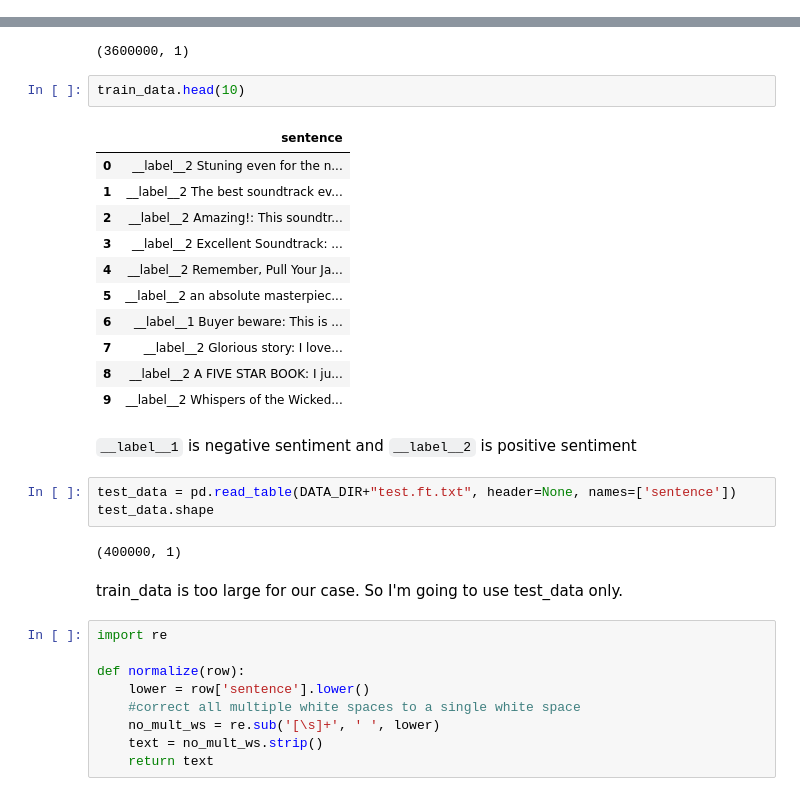
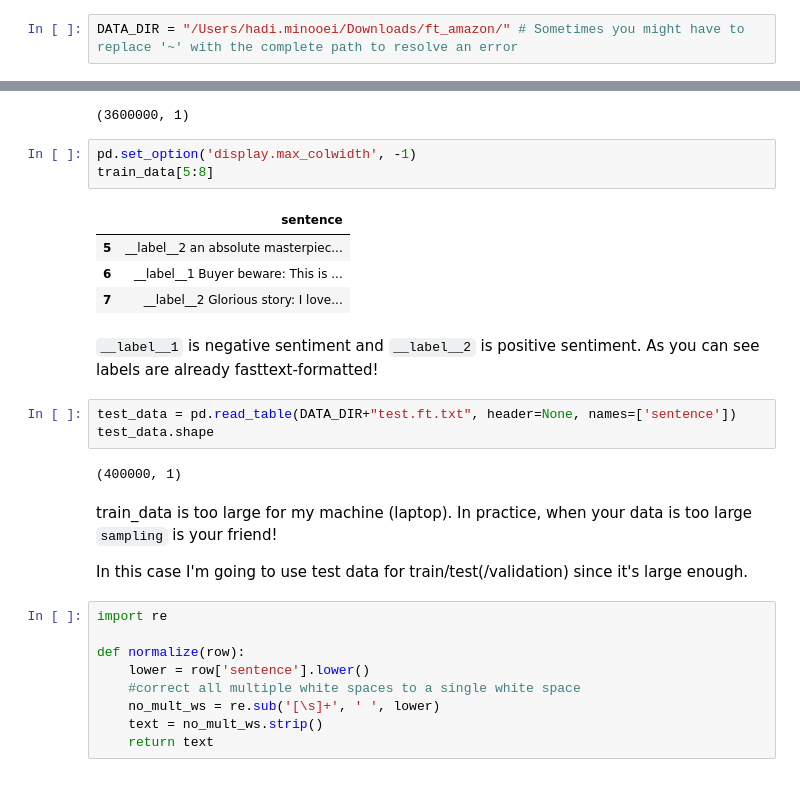
Before and after one commit to hminooei/DSbyHadi, a Jupyter notebook: Tutorial3/sentiment-analysis-embedding-real-scale.ipynb, the cells around one changed output, grey strips where cells are left out. Drawn from its saved outputs; the diff is of its cells as text.

```diff
--- a/Tutorial3/sentiment-analysis-embedding-real-scale.ipynb
+++ b/Tutorial3/sentiment-analysis-embedding-real-scale.ipynb
@@ -29,3 +20,5 @@ DATA_DIR = "~/Downloads/ft_amazon/"
+# %%
+DATA_DIR = "/Users/hadi.minooei/Downloads/ft_amazon/" # Sometimes you might have to replace '~' with the complete path to resolve an error
 # %% [markdown]
 Source:
 - https://www.kaggle.com/bittlingmayer/amazonreviews#train.ft.txt.bz2
@@ -35,29 +28,25 @@ train_data = pd.read_table(DATA_DIR+"train.ft.txt", header=None, names=['sentenc
 train_data.shape
 # %% [output]
 (3600000, 1)
-# %%
-train_data.head(10)
-# %% [output]
-|  | sentence |
-| 0 | __label__2 Stuning even for the n... |
-| 1 | __label__2 The best soundtrack ev... |
-| 2 | __label__2 Amazing!: This soundtr... |
-| 3 | __label__2 Excellent Soundtrack: ... |
-| 4 | __label__2 Remember, Pull Your Ja... |
-| 5 | __label__2 an absolute masterpiec... |
-| 6 | __label__1 Buyer beware: This is ... |
-| 7 | __label__2 Glorious story: I love... |
-| 8 | __label__2 A FIVE STAR BOOK: I ju... |
-| 9 | __label__2 Whispers of the Wicked... |
+# %%
+pd.set_option('display.max_colwidth', -1)
+train_data[5:8]
+# %% [output]
+|  | sentence |
+| 5 | __label__2 an absolute masterpiec... |
+| 6 | __label__1 Buyer beware: This is ... |
+| 7 | __label__2 Glorious story: I love... |
 # %% [markdown]
-`__label__1` is negative sentiment and `__label__2` is positive sentiment
+`__label__1` is negative sentiment and `__label__2` is positive sentiment. As you can see labels are already fasttext-formatted!
 # %%
 test_data = pd.read_table(DATA_DIR+"test.ft.txt", header=None, names=['sentence'])
 test_data.shape
 # %% [output]
 (400000, 1)
-# %% [markdown]
-train_data is too large for our case. So I'm going to use test_data only.
+# %% [markdown]
+train_data is too large for my machine (laptop). In practice, when your data is too large `sampling` is your friend!
+
+In this case I'm going to use test data for train/test(/validation) since it's large enough.
 # %%
 import re
 
```
Also changed, not shown: parts of 22 cells of this notebook.
